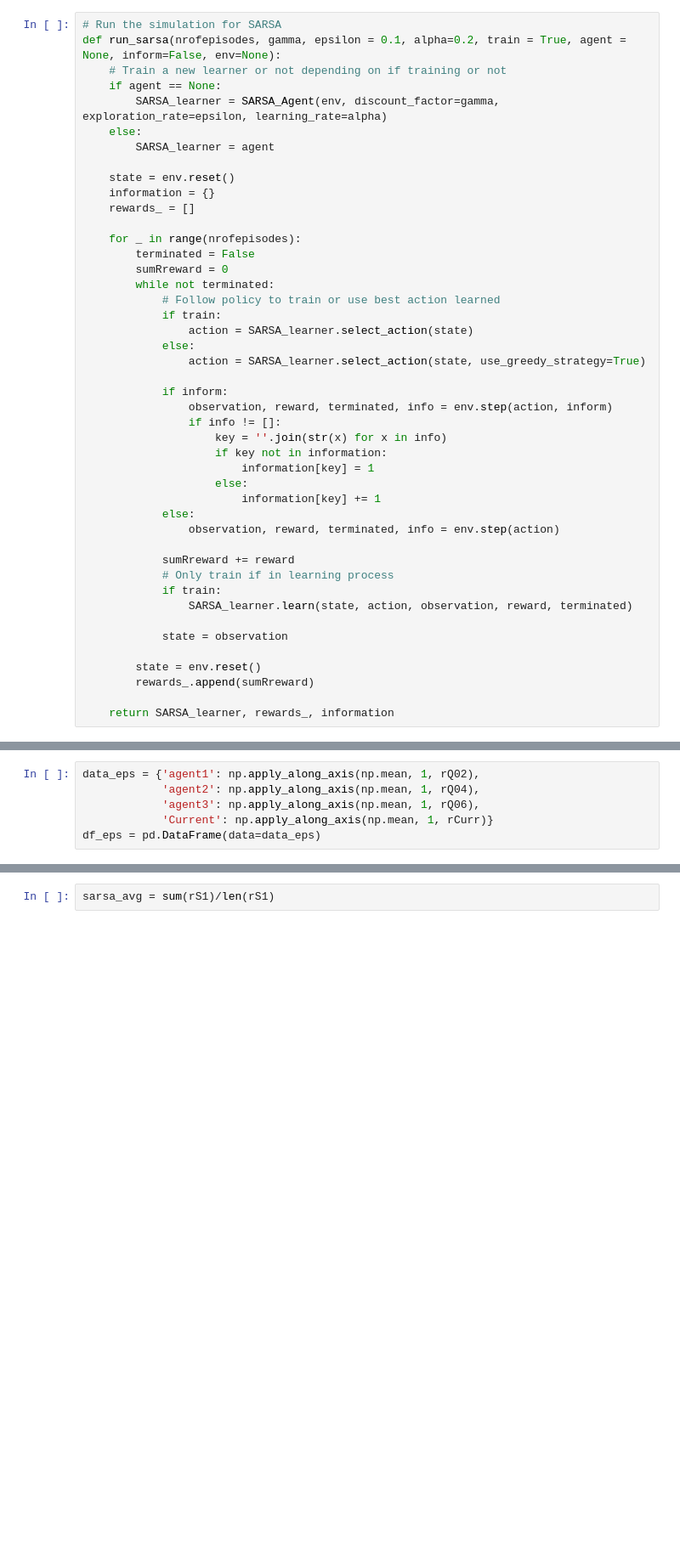
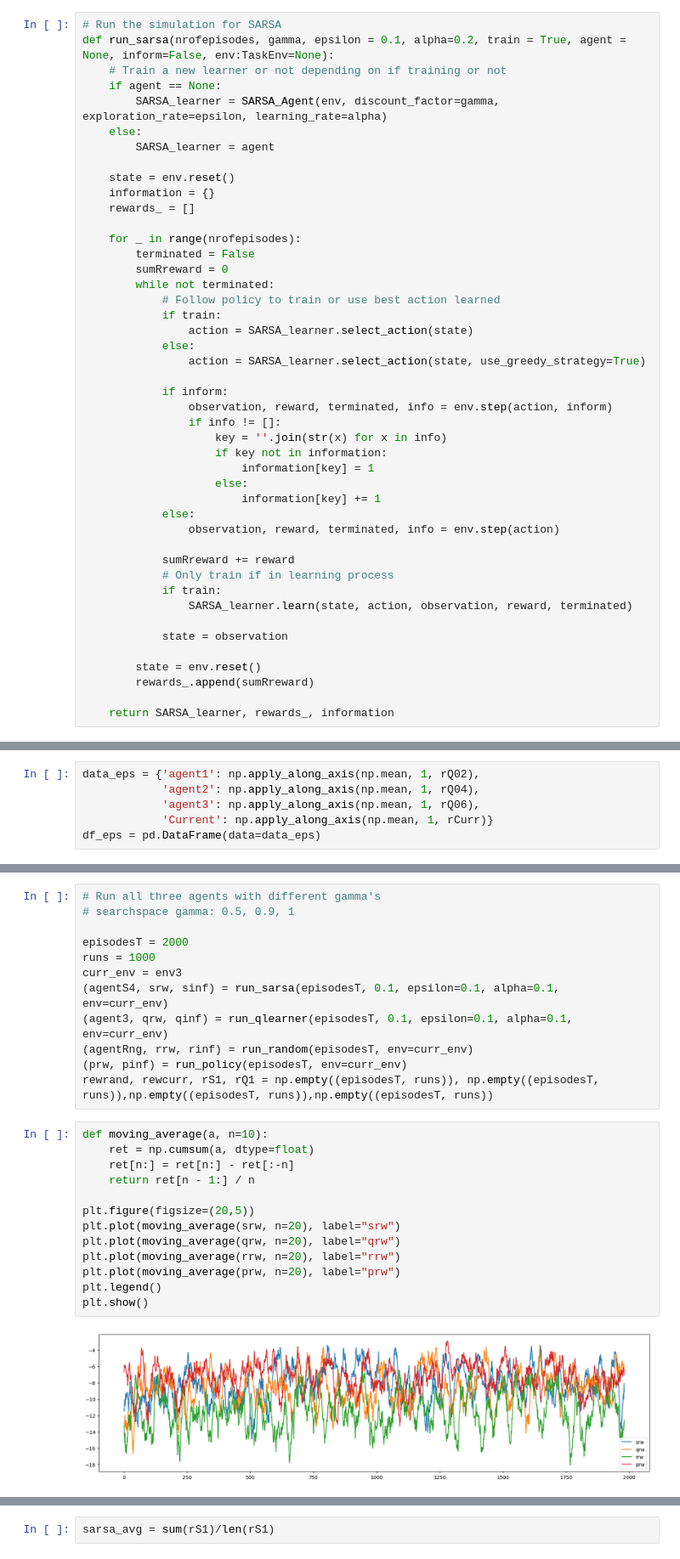
Before and after one commit to Olu93/work_ppm_aggressive_incidents, a Jupyter notebook: BAIBart-Final/additional-research.ipynb, the cells around one changed output, grey strips where cells are left out. Shown at 85% size. Cells and saved outputs as stored; diff of their text form; blank space fills up the shorter version.

```diff
--- a/BAIBart-Final/additional-research.ipynb
+++ b/BAIBart-Final/additional-research.ipynb
@@ -247,7 +265,7 @@ def run_qlearner(nrofepisodes, gamma, epsilon = 0.1, alpha=0.2, train = True, ag
     return Q_learner, rewards_, information
 # %%
 # Run the simulation for SARSA
-def run_sarsa(nrofepisodes, gamma, epsilon = 0.1, alpha=0.2, train = True, agent = None, inform=False, env=None):
+def run_sarsa(nrofepisodes, gamma, epsilon = 0.1, alpha=0.2, train = True, agent = None, inform=False, env:TaskEnv=None):
     # Train a new learner or not depending on if training or not
     if agent == None:
         SARSA_learner = SARSA_Agent(env, discount_factor=gamma, exploration_rate=epsilon, learning_rate=alpha)
@@ -410 +436,28 @@ fug.show()
+# %%
+# Run all three agents with different gamma's
+# searchspace gamma: 0.5, 0.9, 1
+
+episodesT = 2000
+runs = 1000
+curr_env = env3
+(agentS4, srw, sinf) = run_sarsa(episodesT, 0.1, epsilon=0.1, alpha=0.1, env=curr_env)
+(agent3, qrw, qinf) = run_qlearner(episodesT, 0.1, epsilon=0.1, alpha=0.1, env=curr_env)
+(agentRng, rrw, rinf) = run_random(episodesT, env=curr_env)
+(prw, pinf) = run_policy(episodesT, env=curr_env)
+rewrand, rewcurr, rS1, rQ1 = np.empty((episodesT, runs)), np.empty((episodesT, runs)),np.empty((episodesT, runs)),np.empty((episodesT, runs))
+# %%
+def moving_average(a, n=10):
+    ret = np.cumsum(a, dtype=float)
+    ret[n:] = ret[n:] - ret[:-n]
+    return ret[n - 1:] / n
+
+plt.figure(figsize=(20,5))
+plt.plot(moving_average(srw, n=20), label="srw")
+plt.plot(moving_average(qrw, n=20), label="qrw")
+plt.plot(moving_average(rrw, n=20), label="rrw")
+plt.plot(moving_average(prw, n=20), label="prw")
+plt.legend()
+plt.show()
+# %% [output]
+[figure, added]
 # %%
```
Also changed, not shown: parts of 19 cells of this notebook, 8 other files.
